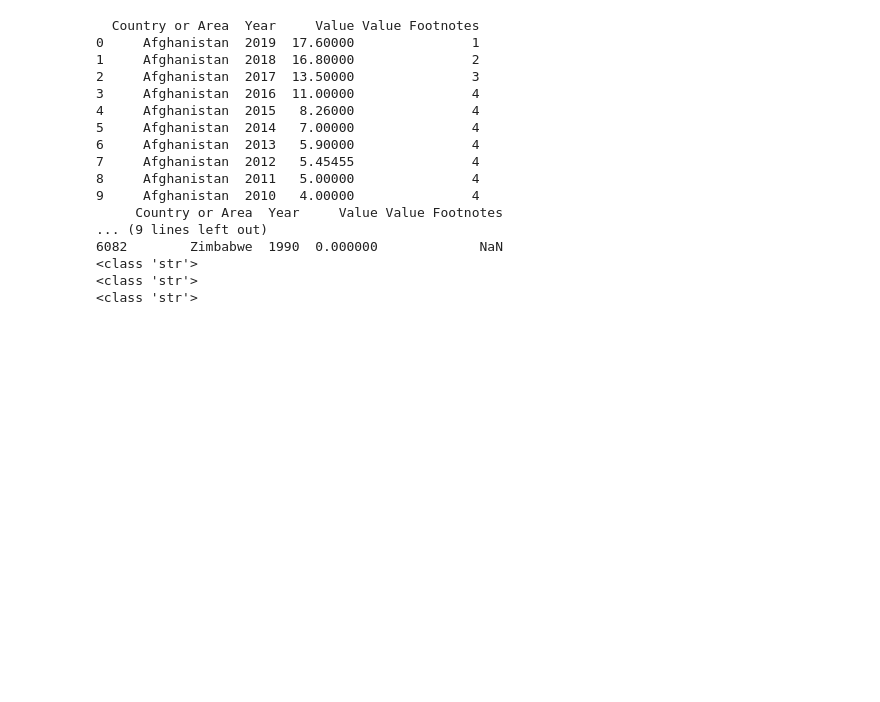
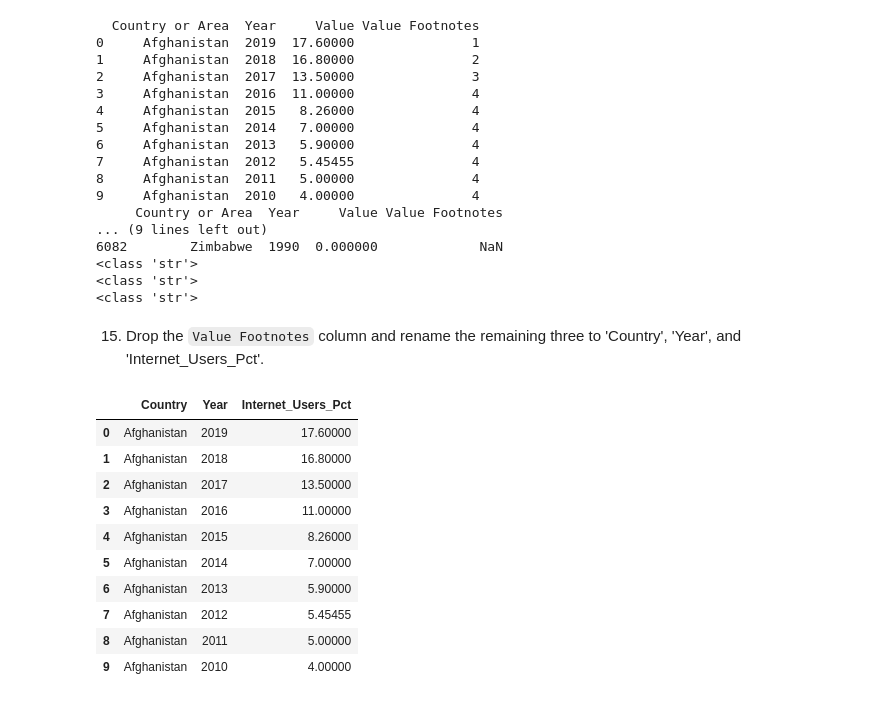
Before and after one commit to NSS-Data-Analytics-Cohort-14/gdp-and-internet-usage-ekimshaf, a Jupyter notebook: notebooks/gdp_internet_usage.ipynb, the cells around one changed output. Cells and saved outputs as stored; diff of their text form; code cells hidden in the pictures; blank space fills up the shorter version.

```diff
--- a/notebooks/gdp_internet_usage.ipynb
+++ b/notebooks/gdp_internet_usage.ipynb
@@ -365,3 +365,21 @@ print(type('Value')) ## type
 <class 'str'>
 <class 'str'>
 <class 'str'>
+# %% [markdown]
+15. Drop the `Value Footnotes` column and rename the remaining three to 'Country', 'Year', and 'Internet_Users_Pct'.
+# %%
+internet_df = internet_df.rename(columns={'Country or Area': 'Country', 'Year': 'Year', 'Value': 'Internet_Users_Pct'})
+internet_df = internet_df.drop('Value Footnotes', axis=1)
+internet_df.head(10)
+# %% [output]
+|  | Country | Year | Internet_Users_Pct |
+| 0 | Afghanistan | 2019 | 17.60000 |
+| 1 | Afghanistan | 2018 | 16.80000 |
+| 2 | Afghanistan | 2017 | 13.50000 |
+| 3 | Afghanistan | 2016 | 11.00000 |
+| 4 | Afghanistan | 2015 | 8.26000 |
+| 5 | Afghanistan | 2014 | 7.00000 |
+| 6 | Afghanistan | 2013 | 5.90000 |
+| 7 | Afghanistan | 2012 | 5.45455 |
+| 8 | Afghanistan | 2011 | 5.00000 |
+| 9 | Afghanistan | 2010 | 4.00000 |
```
